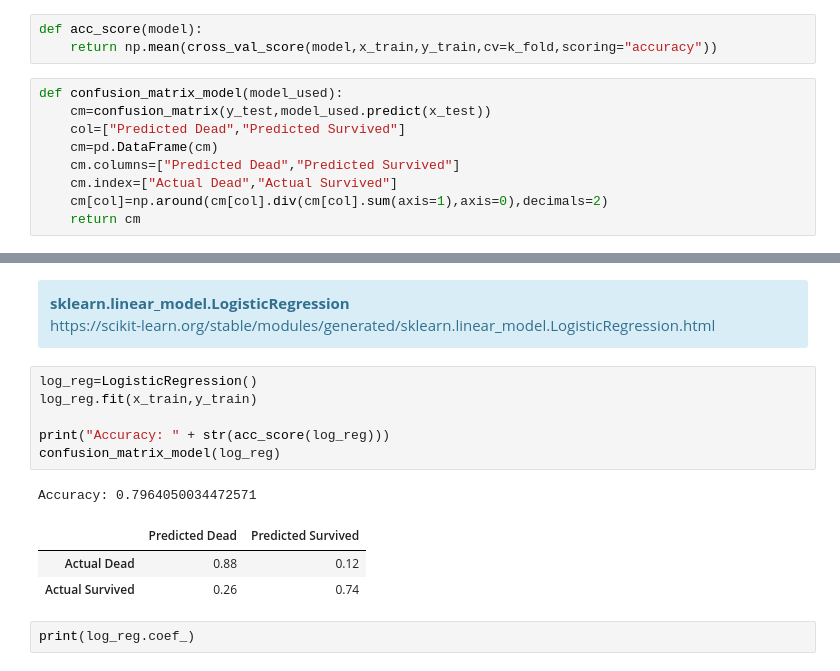
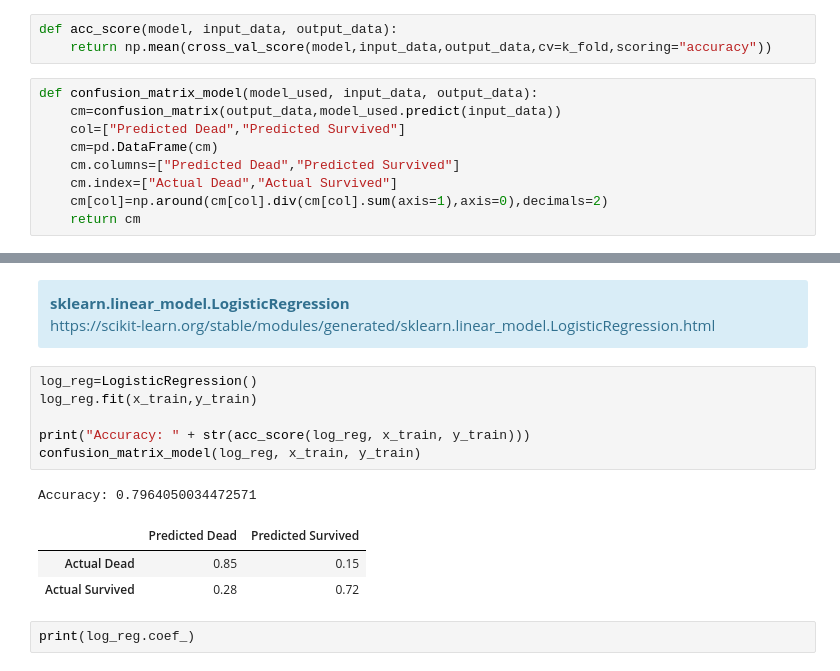
Before and after one commit to djp840/MSDS_422_Public, a Jupyter notebook: MSDS422_Assignment_04/MSDS422_Assignment_04b_20201010_v18_Titanic_GridSearchCV_DEV.ipynb, the cells around one changed output, grey strips where cells are left out. Cells and saved outputs as stored; diff of their text form.

```diff
--- a/MSDS422_Assignment_04/MSDS422_Assignment_04b_20200930_v16_Titanic_GridSearchCV.ipynb
+++ b/MSDS422_Assignment_04/MSDS422_Assignment_04b_20201010_v18_Titanic_GridSearchCV_DEV.ipynb
@@ -646,11 +646,11 @@ k_fold = KFold(n_splits=5, shuffle=True, random_state=0)
 # %% [markdown]
 ### Functions - Support Model Performance Analysis
 # %%
-def acc_score(model):
-    return np.mean(cross_val_score(model,x_train,y_train,cv=k_fold,scoring="accuracy"))
+def acc_score(model, input_data, output_data):
+    return np.mean(cross_val_score(model,input_data,output_data,cv=k_fold,scoring="accuracy"))
 # %%
-def confusion_matrix_model(model_used):
-    cm=confusion_matrix(y_test,model_used.predict(x_test))
+def confusion_matrix_model(model_used, input_data, output_data):
+    cm=confusion_matrix(output_data,model_used.predict(input_data))
     col=["Predicted Dead","Predicted Survived"]
     cm=pd.DataFrame(cm)
     cm.columns=["Predicted Dead","Predicted Survived"]
@@ -706,14 +707,14 @@ https://scikit-learn.org/stable/modules/generated/sklearn.linear_model.LogisticR
 # %%
 log_reg=LogisticRegression()
 log_reg.fit(x_train,y_train)
 
-print("Accuracy: " + str(acc_score(log_reg)))
-confusion_matrix_model(log_reg)
+print("Accuracy: " + str(acc_score(log_reg, x_train, y_train)))
+confusion_matrix_model(log_reg, x_train, y_train)
 # %% [output]
 Accuracy: 0.7964050034472571
 |  | Predicted Dead | Predicted Survived |
-| Actual Dead | 0.88 | 0.12 |
-| Actual Survived | 0.26 | 0.74 |
+| Actual Dead | 0.85 | 0.15 |
+| Actual Survived | 0.28 | 0.72 |
 # %%
 print(log_reg.coef_)
 # %% [output]
```
Also changed, not shown: parts of 18 cells of this notebook, 5 other files.
